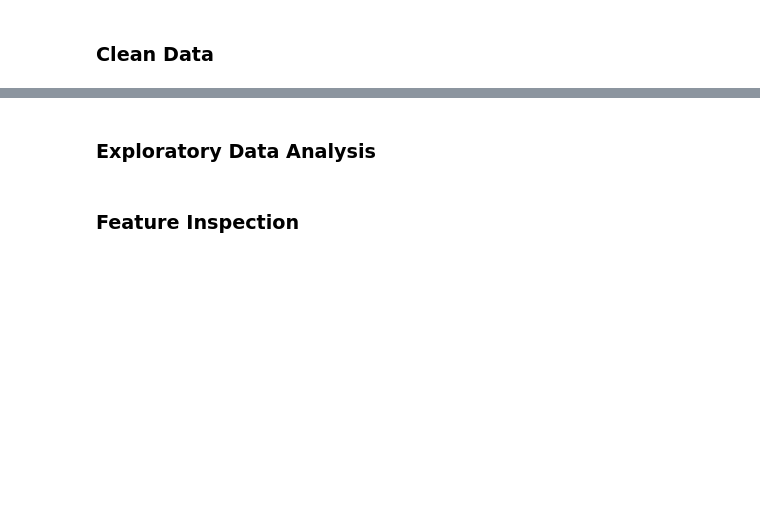
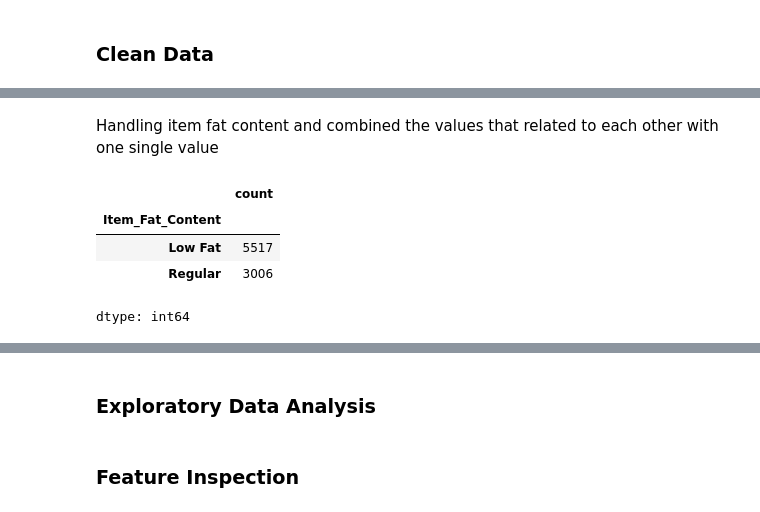
Before and after one commit to YazanMaghary/Prediction-of-Product-Sales, a Jupyter notebook: Prediction_of_Product_Sales.ipynb, the cells around one changed output, grey strips where cells are left out. Drawn from its saved outputs; the diff is of its cells as text; code cells hidden in the pictures; blank space fills up the shorter version.

```diff
--- a/Prediction_of_Product_Sales.ipynb
+++ b/Prediction_of_Product_Sales.ipynb
@@ -15,0 +145,11 @@
+# %% [markdown]
+Handling item fat content and combined the values that related to each other with one single value
+# %%
+df['Item_Fat_Content'] = df['Item_Fat_Content'].replace({"LF" : 'Low Fat' , "low fat" : "Low Fat" , "reg" : "Regular"})
+df['Item_Fat_Content'].value_counts()
+# %% [output]
+|  | count |
+| Item_Fat_Content |  |
+| Low Fat | 5517 |
+| Regular | 3006 |
+dtype: int64
```
Also changed, not shown: parts of 23 cells of this notebook.
